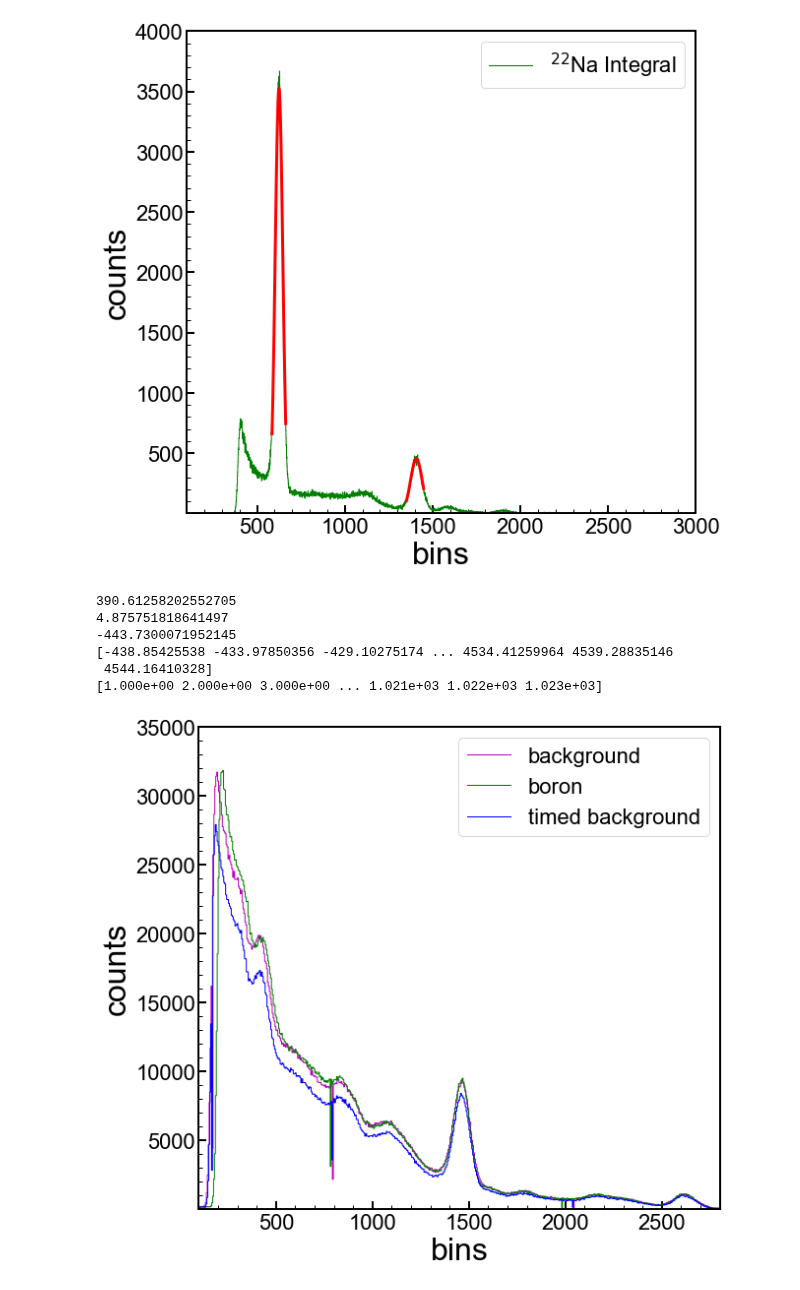
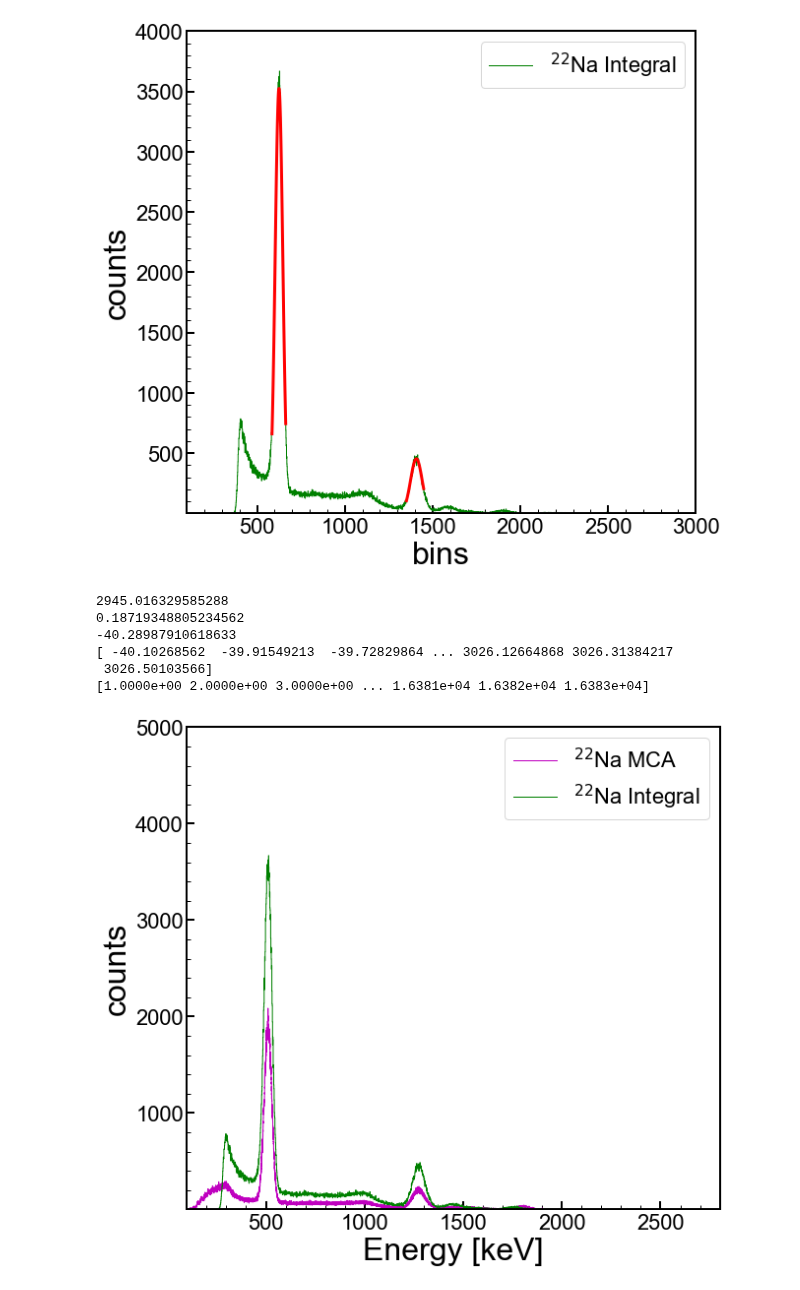
Before and after one commit to villano-lab/Boron-Absorption, a Jupyter notebook: MCA-res/calibration.ipynb, the cells around one changed output. Drawn from its saved outputs; the diff is of its cells as text; code cells hidden in the pictures.

Commit message:
[ANV] updated calibration script

```diff
--- a/MCA-res/calibration.ipynb
+++ b/MCA-res/calibration.ipynb
@@ -217,33 +217,31 @@ plt.tight_layout()
 plt.show()
 # %% [output]
 [figure]
-# %%
-#calibration 40K-1.4608 MeV; 208Tl-2.6145 MeV
-mbk = (2614.5-1460.8)/(fitb_bk.best_values['m']-fita_bk.best_values['m'])
-bbk = 1460.8 - mbk*fita_bk.best_values['m']
-
-mb = (2614.5-1460.8)/(fitb_b.best_values['m']-fita_b.best_values['m'])
-bb = 1460.8 - mb*fita_b.best_values['m']
-
-mtbk = (2614.5-1460.8)/(fitb_tbk.best_values['m']-fita_tbk.best_values['m'])
-btbk = 1460.8 - mtbk*fita_tbk.best_values['m']
-
-calbk = lambda b: mbk*b+bbk
-calb = lambda b: mb*b+bb
-caltbk = lambda b: mtbk*b+btbk
-
-print(fita_bk.best_values['m'])
-print(mbk)
-print(bbk)
-print(calbk(bknd_bins))
-print(bknd_bins)
-# %% [output]
-390.61258202552705
-4.875751818641497
--443.7300071952145
-[-438.85425538 -433.97850356 -429.10275174 ... 4534.41259964 4539.28835146
- 4544.16410328]
-[1.000e+00 2.000e+00 3.000e+00 ... 1.021e+03 1.022e+03 1.023e+03]
+# %%
+#calibration annihl-0.501998 MeV; 22Na-1.2745 MeV
+mmca = (1274.5-510.998)/(fitb_mca.best_values['m']-fita_mca.best_values['m'])
+bmca = 510.998 - mmca*fita_mca.best_values['m']
+
+mint = (1274.5-510.998)/(fitb_int.best_values['m']-fita_int.best_values['m'])
+bint = 510.998 - mint*fita_int.best_values['m']
+
+
+calmca = lambda b: mmca*b+bmca
+calint = lambda b: mint*b+bint
+
+
+print(fita_mca.best_values['m'])
+print(mmca)
+print(bmca)
+print(calmca(mca_bins))
+print(mca_bins)
+# %% [output]
+2945.016329585288
+0.18719348805234562
+-40.28987910618633
+[ -40.10268562  -39.91549213  -39.72829864 ... 3026.12664868 3026.31384217
+ 3026.50103566]
+[1.0000e+00 2.0000e+00 3.0000e+00 ... 1.6381e+04 1.6382e+04 1.6383e+04]
 # %%
 #set up a 1d plot
 fig,axes = plt.subplots(1,1,figsize=(9.0,8.0),sharex=True)
@@ -256,37 +254,36 @@ stepsize=100
 #ax1.xaxis.set_ticks(np.arange(xmin, xmax, stepsize))
 #ax1.step(bknd_bins,bknd_cnts, where='mid',color='m', linestyle='-', \
 #            label='background', linewidth=2)
-ax1.step(calbk(bknd_bins),bknd_cnts,color='m',where='mid', linestyle='-',label='background', linewidth=1)
-ax1.step(calb(boron_bins),boron_cnts,color='g',where='mid', linestyle='-',label='boron', linewidth=1)
-ax1.step(caltbk(tbknd_bins),tbknd_cnts,color='blue',where='mid', linestyle='-',label='timed background', linewidth=1)
+ax1.step(calmca(mca_bins),mca_cnts,color='m',where='mid', linestyle='-',label='$^{22}$Na MCA', linewidth=1)
+ax1.step(calint(int_bins),int_cnts,color='g',where='mid', linestyle='-',label='$^{22}$Na Integral', linewidth=1)
 
 
 ymin = 1.0
-ymax = 35000.0
+ymax = 5000.0
 
 
 #ax1.fill_between(bknd_bins,np.zeros(np.shape(bknd_bins)),bknd_cnts,step='mid',facecolor='m',alpha=0.4, \
 #                 label='')
 
 
 
 ax1.set_yscale('linear')
 #ax1.set_yscale('log')
 ax1.set_xlim(xmin, xmax)
 ax1.set_ylim(ymin,ymax)
-ax1.set_xlabel(r'bins')
+ax1.set_xlabel(r'Energy [keV]')
 ax1.set_ylabel('counts')
 #ax1.grid(True)
 #ax1.yaxis.grid(True,which='minor',linestyle='--')
 ax1.legend(loc=1,prop={'size':22})
 #ax1.legend(bbox_to_anchor=(1.04,1),borderaxespad=0,prop={'size':22})
 
 for axis in ['top','bottom','left','right']:
   ax1.spines[axis].set_linewidth(2)
 
 plt.tight_layout()
 #plt.savefig('paper_figures/MSyieldHist_Figure3a.eps')
 #plt.savefig('paper_figures/MSyieldHist_Figure3a.pdf')
 plt.show()
 # %% [output]
-[figure, old version]
+[figure, new version]
```
